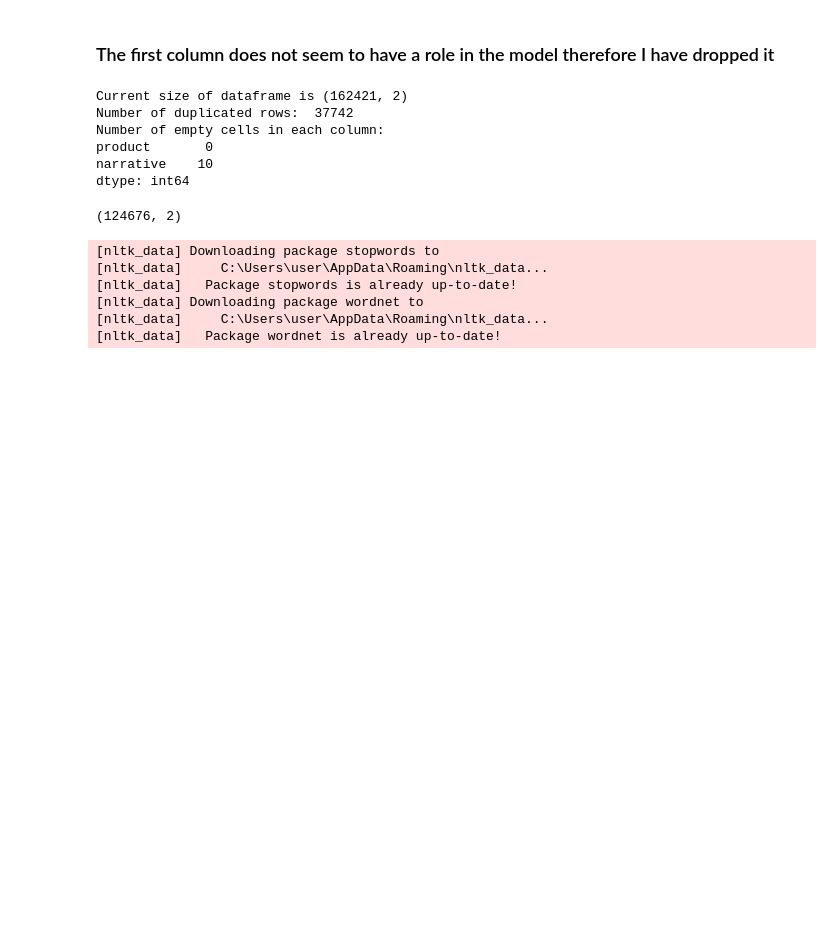
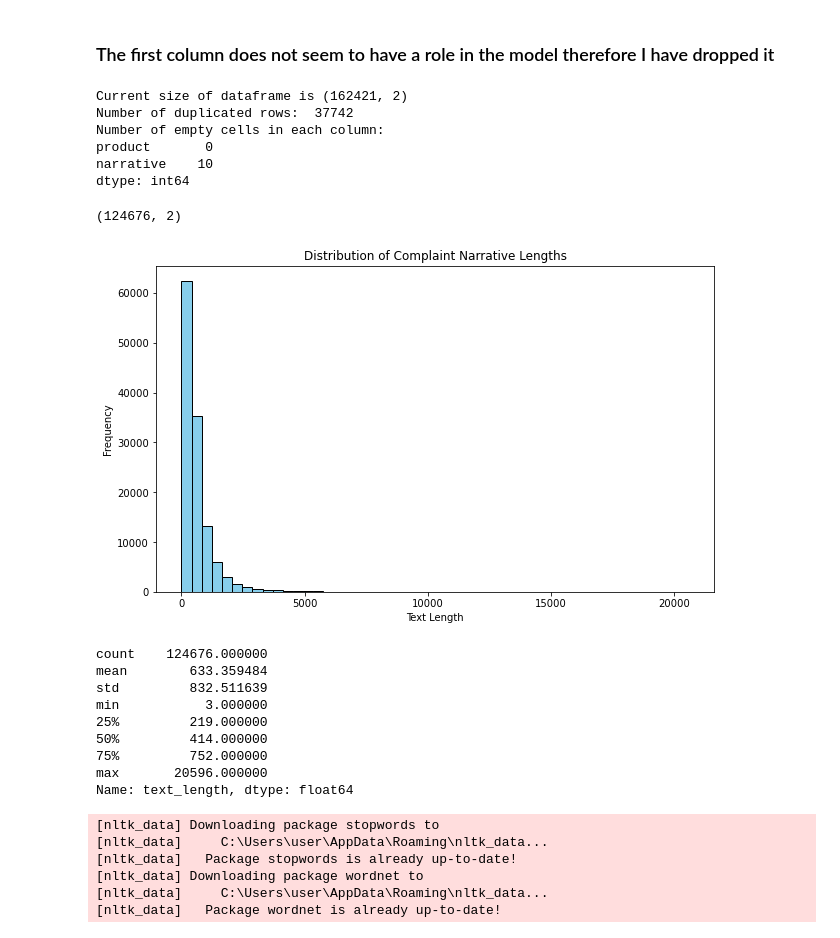
Before and after one commit to johnkul/nlp_consumer_complaints_classification, a Jupyter notebook: notebooks/tabitha.ipynb, the cells around one changed output. Drawn from its saved outputs; the diff is of its cells as text; code cells hidden in the pictures; blank space fills up the shorter version.

```diff
--- a/notebooks/tabitha.ipynb
+++ b/notebooks/tabitha.ipynb
@@ -86,20 +87,31 @@ complaints_data.shape
 # %%
 import matplotlib.pyplot as plt
 
 # Calculating the length of each complaint narrative
-df['text_length'] = df['narrative'].apply(len)
+complaints_data['text_length'] = complaints_data['narrative'].apply(len)
 
 # Summary statistics for text length
-text_length_summary = df['text_length'].describe()
+text_length_summary = complaints_data['text_length'].describe()
 
 # Plotting the distribution of text length
 plt.figure(figsize=(10, 6))
-plt.hist(df['text_length'], bins=50, color='skyblue', edgecolor='black')
+plt.hist(complaints_data['text_length'], bins=50, color='skyblue', edgecolor='black')
 plt.title('Distribution of Complaint Narrative Lengths')
 plt.xlabel('Text Length')
 plt.ylabel('Frequency')
 plt.show()
 
 text_length_summary
+# %% [output]
+[figure, added]
+count    124676.000000
+mean        633.359484
+std         832.511639
+min           3.000000
+25%         219.000000
+50%         414.000000
+75%         752.000000
+max       20596.000000
+Name: text_length, dtype: float64
 # %%
 
```
Also changed, not shown: parts of 19 cells of this notebook.
